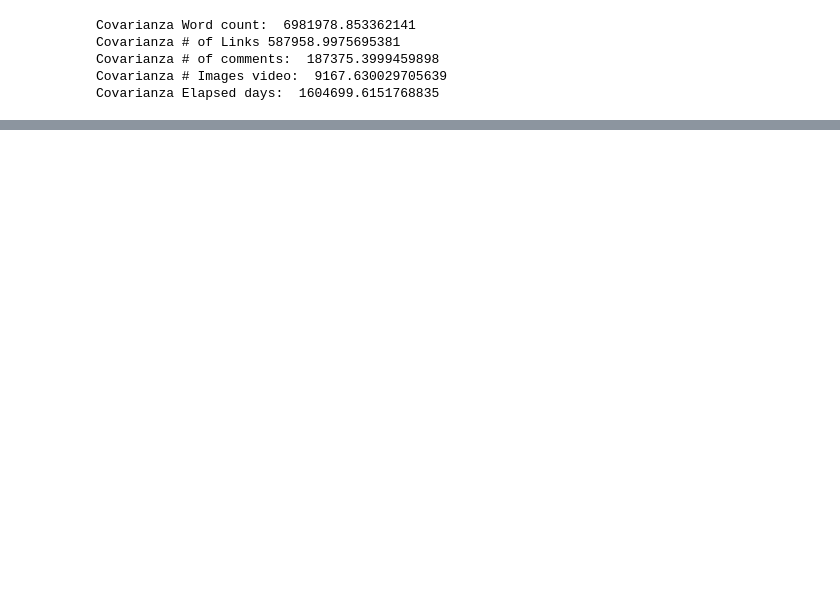
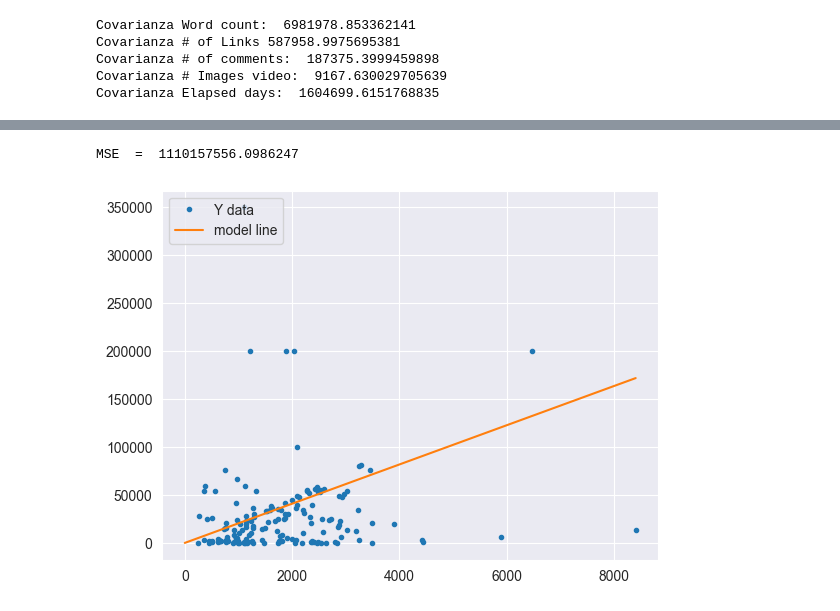
Before and after one commit to AleChiquito/MSc_AI_Projects, a Jupyter notebook: Deep_learning/Articles/articles_stadistics.ipynb, the cells around one changed output, grey strips where cells are left out. Saved outputs shown, nothing was run; the diff lists cells and outputs as text; code cells hidden in the pictures; blank space fills up the shorter version.

```diff
--- a/Deep_learning/Articles/articles_stadistics.ipynb
+++ b/Deep_learning/Articles/articles_stadistics.ipynb
@@ -220,0 +251,23 @@ mapa_de_calor_correlacion(data)
+# %%
+def gradient(X, Y, theta_0, theta_1, lr, epocas):
+    m = len(X)
+    gradient_0, gradient_1 = 0.5, 0.5
+    for e in range(1,epocas):
+        for i in range(m):
+            h = theta_1 * X[i] + theta_0
+            gradient_0 += h - Y[i]
+            gradient_1 += (h - Y[i]) * X[i]
+
+        theta_0 -= (gradient_0/m) * lr
+        theta_1 -= (gradient_1/m) * lr
+        print("Theta 0 :", theta_0, "Theta 1: ", theta_1, " Epoca: ", e)
+    return theta_0, theta_1
+
+Y = data['# Shares']
+# %%
+X = data['Word count']
+theta_0 = 0
+theta_1 = 5
+lr = 0.0000001
+epocas = 1500
+theta_0, theta_1 = gradient(X,Y,theta_0,theta_1,lr,epocas)
@@ -220,0 +292,5 @@ mapa_de_calor_correlacion(data)
+# %%
+linear_regression(theta_0, theta_1, X)
+# %% [output]
+MSE  =  1110157556.0986247
+[figure, added]
```
Also changed, not shown: parts of 16 cells of this notebook, 40 other files.
